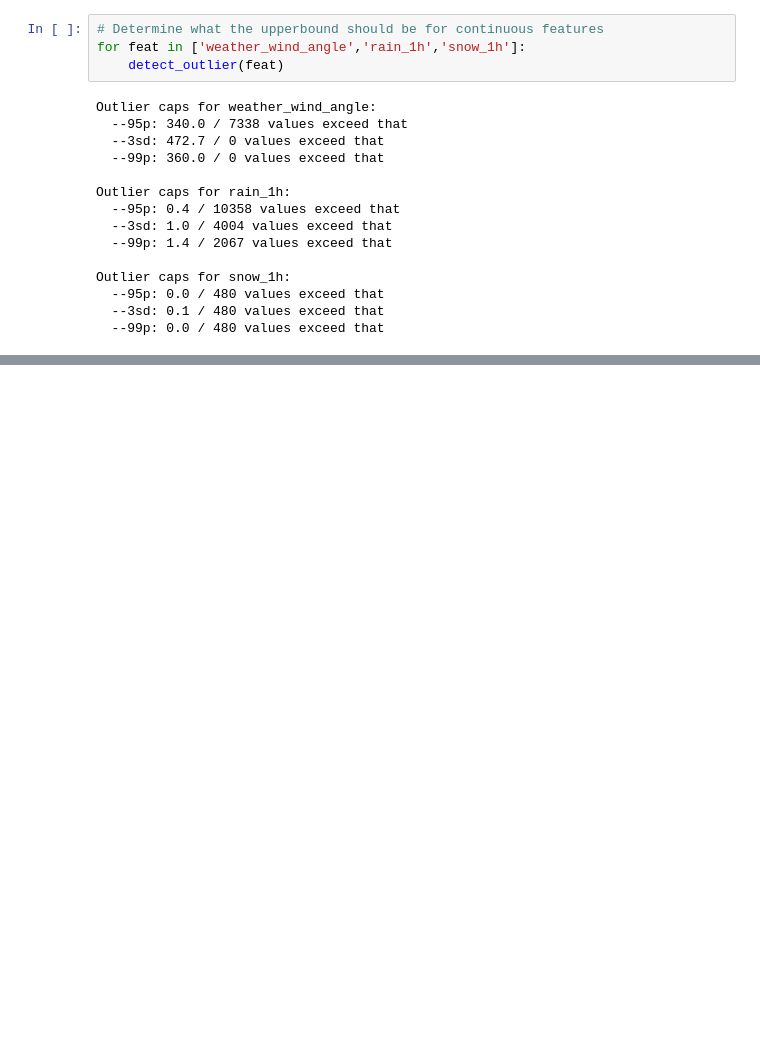
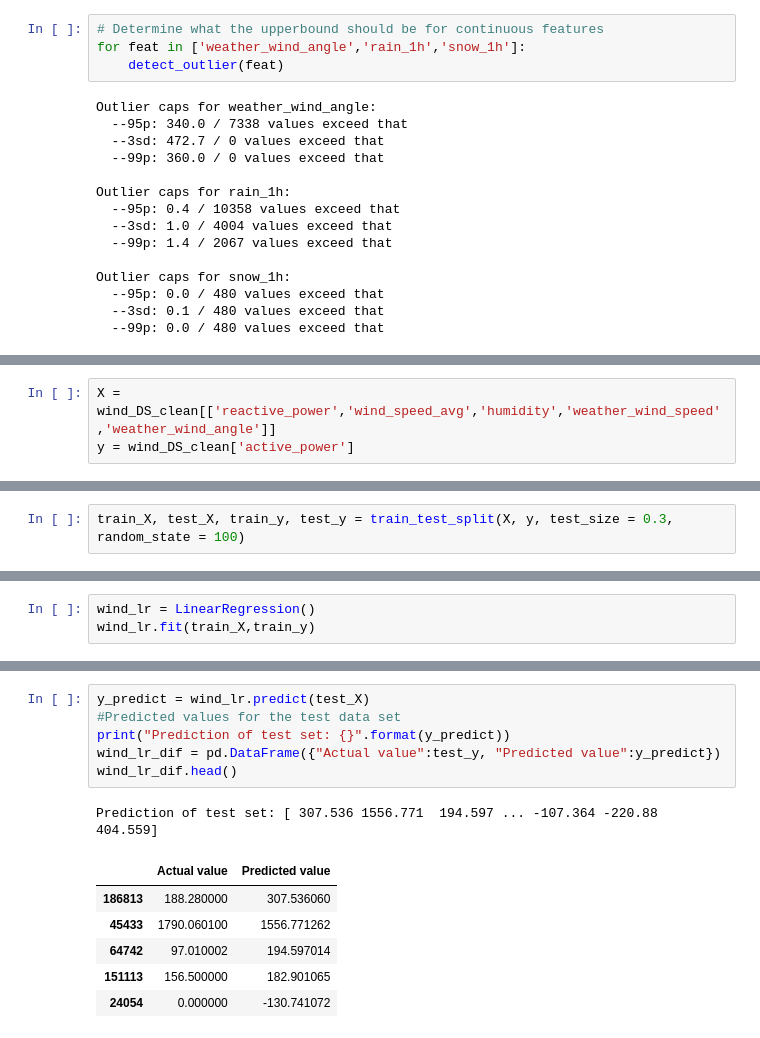
Before and after one commit to madhumitafilos/Collab, a Jupyter notebook: Feature_Engineering.ipynb, the cells around one changed output, grey strips where cells are left out. Saved outputs shown, nothing was run; the diff lists cells and outputs as text; blank space fills up the shorter version.

```diff
--- a/Feature_Engineering.ipynb
+++ b/Feature_Engineering.ipynb
@@ -193,0 +276,3 @@ Outlier caps for snow_1h:
+# %%
+X = wind_DS_clean[['reactive_power','wind_speed_avg','humidity','weather_wind_speed','weather_wind_angle']]
+y = wind_DS_clean['active_power']
@@ -193,0 +281,2 @@ Outlier caps for snow_1h:
+# %%
+train_X, test_X, train_y, test_y = train_test_split(X, y, test_size = 0.3, random_state = 100)
@@ -193,0 +285,3 @@ Outlier caps for snow_1h:
+# %%
+wind_lr = LinearRegression()
+wind_lr.fit(train_X,train_y)
@@ -193,0 +302,14 @@ Outlier caps for snow_1h:
+# %%
+y_predict = wind_lr.predict(test_X)
+#Predicted values for the test data set
+print("Prediction of test set: {}".format(y_predict))
+wind_lr_dif = pd.DataFrame({"Actual value":test_y, "Predicted value":y_predict})
+wind_lr_dif.head()
+# %% [output]
+Prediction of test set: [ 307.536 1556.771  194.597 ... -107.364 -220.88   404.559]
+|  | Actual value | Predicted value |
+| 186813 | 188.280000 | 307.536060 |
+| 45433 | 1790.060100 | 1556.771262 |
+| 64742 | 97.010002 | 194.597014 |
+| 151113 | 156.500000 | 182.901065 |
+| 24054 | 0.000000 | -130.741072 |
```
Also changed, not shown: parts of 23 cells of this notebook.
